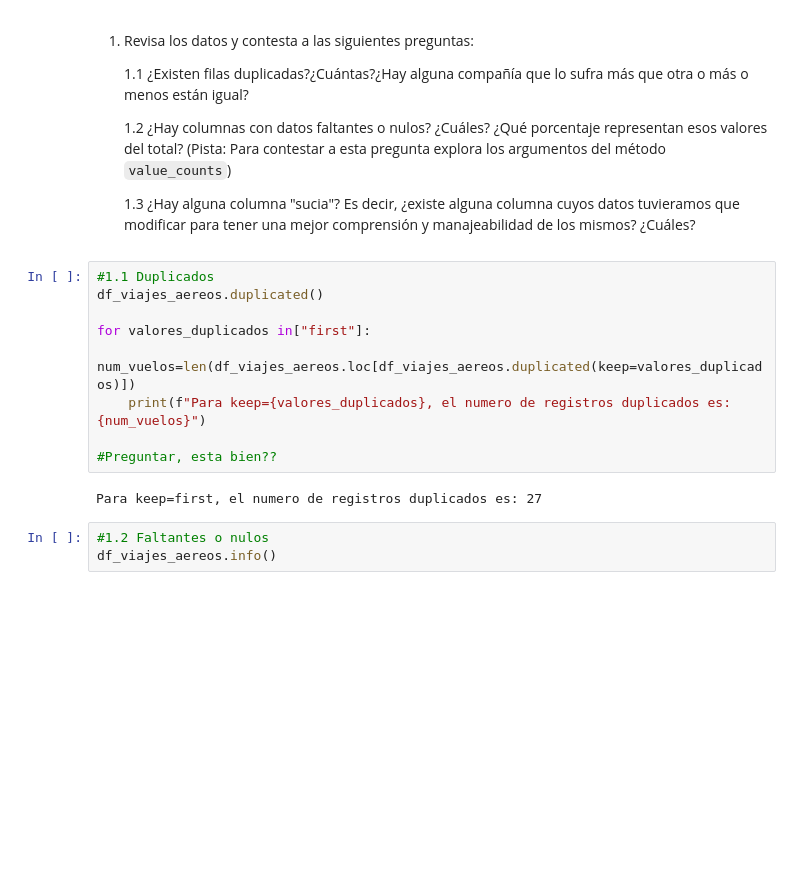
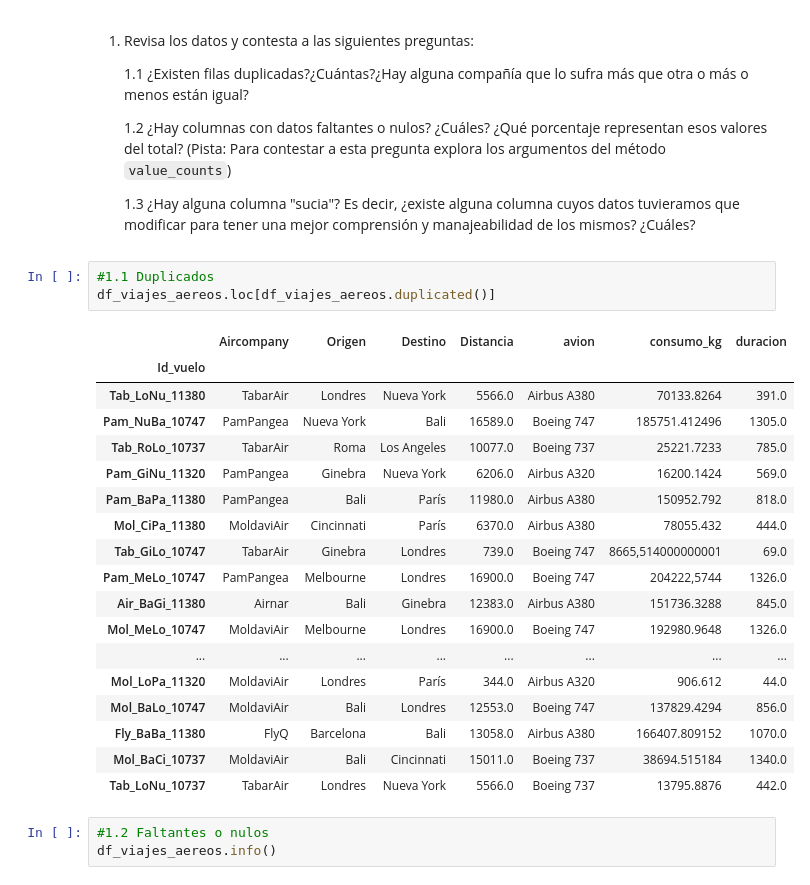
Before and after one commit to v1ckyseque1ra/DS_Online_Octubre24, a Jupyter notebook: Ejercicios Challenge/18_Practica_Obligatoria_Pandas_II.ipynb, the cells around one changed output. Cells and saved outputs as stored; diff of their text form; blank space fills up the shorter version.

```diff
--- a/Ejercicios Challenge/18_Practica_Obligatoria_Pandas_II.ipynb
+++ b/Ejercicios Challenge/18_Practica_Obligatoria_Pandas_II.ipynb
@@ -79,17 +79,28 @@ Las columnas que me generan mas curiosidad son la de consumo y duracion, ya que
     1.2 ¿Hay columnas con datos faltantes o nulos? ¿Cuáles? ¿Qué porcentaje representan esos valores del total? (Pista: Para contestar a esta pregunta explora los argumentos del método `value_counts`)
 
     1.3 ¿Hay alguna columna "sucia"? Es decir, ¿existe alguna columna cuyos datos tuvieramos que modificar para tener una mejor comprensión y manajeabilidad de los mismos? ¿Cuáles?
-# %%
-#1.1 Duplicados
-df_viajes_aereos.duplicated()
-
-for valores_duplicados in["first"]:
-    num_vuelos=len(df_viajes_aereos.loc[df_viajes_aereos.duplicated(keep=valores_duplicados)])
-    print(f"Para keep={valores_duplicados}, el numero de registros duplicados es: {num_vuelos}")
-
-#Preguntar, esta bien??
-# %% [output]
-Para keep=first, el numero de registros duplicados es: 27
+# %%
+#1.1 Duplicados
+df_viajes_aereos.loc[df_viajes_aereos.duplicated()]
+# %% [output]
+|  | Aircompany | Origen | Destino | Distancia | avion | consumo_kg | duracion |
+| Id_vuelo |  |  |  |  |  |  |  |
+| Tab_LoNu_11380 | TabarAir | Londres | Nueva York | 5566.0 | Airbus A380 | 70133.8264 | 391.0 |
+| Pam_NuBa_10747 | PamPangea | Nueva York | Bali | 16589.0 | Boeing 747 | 185751.412496 | 1305.0 |
+| Tab_RoLo_10737 | TabarAir | Roma | Los Angeles | 10077.0 | Boeing 737 | 25221.7233 | 785.0 |
+| Pam_GiNu_11320 | PamPangea | Ginebra | Nueva York | 6206.0 | Airbus A320 | 16200.1424 | 569.0 |
+| Pam_BaPa_11380 | PamPangea | Bali | París | 11980.0 | Airbus A380 | 150952.792 | 818.0 |
+| Mol_CiPa_11380 | MoldaviAir | Cincinnati | París | 6370.0 | Airbus A380 | 78055.432 | 444.0 |
+| Tab_GiLo_10747 | TabarAir | Ginebra | Londres | 739.0 | Boeing 747 | 8665,514000000001 | 69.0 |
+| Pam_MeLo_10747 | PamPangea | Melbourne | Londres | 16900.0 | Boeing 747 | 204222,5744 | 1326.0 |
+| Air_BaGi_11380 | Airnar | Bali | Ginebra | 12383.0 | Airbus A380 | 151736.3288 | 845.0 |
+| Mol_MeLo_10747 | MoldaviAir | Melbourne | Londres | 16900.0 | Boeing 747 | 192980.9648 | 1326.0 |
+| ... | ... | ... | ... | ... | ... | ... | ... |
+| Mol_LoPa_11320 | MoldaviAir | Londres | París | 344.0 | Airbus A320 | 906.612 | 44.0 |
+| Mol_BaLo_10747 | MoldaviAir | Bali | Londres | 12553.0 | Boeing 747 | 137829.4294 | 856.0 |
+| Fly_BaBa_11380 | FlyQ | Barcelona | Bali | 13058.0 | Airbus A380 | 166407.809152 | 1070.0 |
+| Mol_BaCi_10737 | MoldaviAir | Bali | Cincinnati | 15011.0 | Boeing 737 | 38694.515184 | 1340.0 |
+| Tab_LoNu_10737 | TabarAir | Londres | Nueva York | 5566.0 | Boeing 737 | 13795.8876 | 442.0 |
 # %%
 #1.2 Faltantes o nulos
 df_viajes_aereos.info()
```
Also changed, not shown: parts of 4 cells of this notebook, 2 other files.
